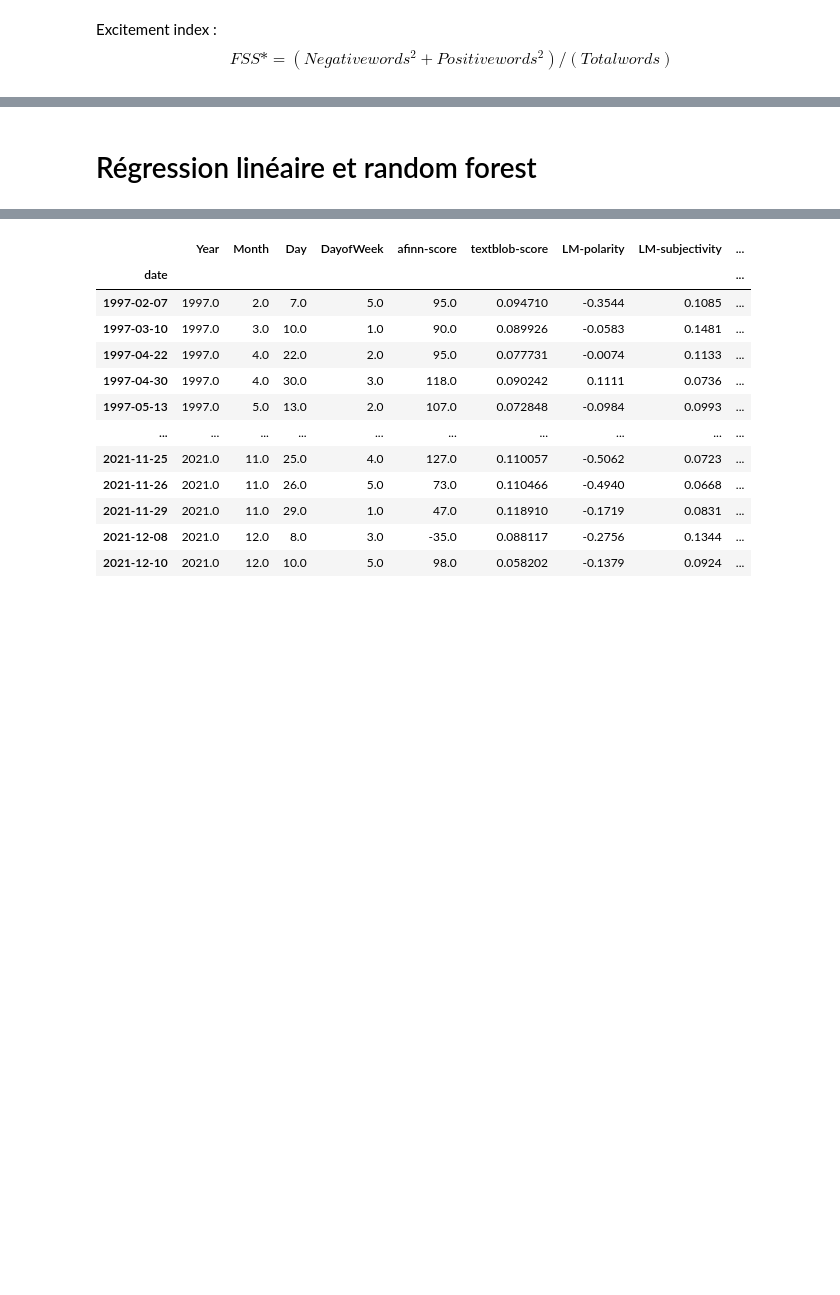
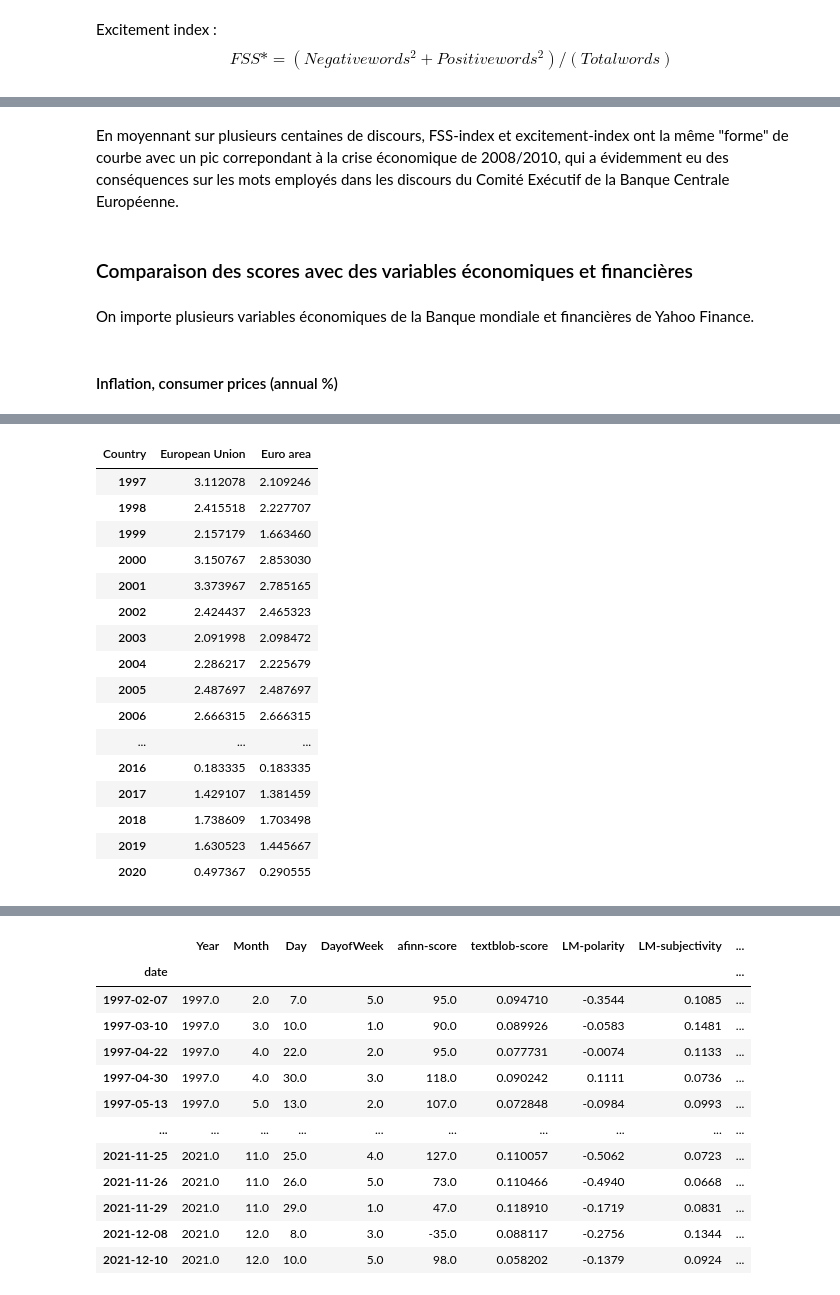
Before and after one commit to a-issac/central-bank-speech-analysis, a Jupyter notebook: Notebook.ipynb, the cells around one changed output, grey strips where cells are left out. Cells and saved outputs as stored; diff of their text form; code cells hidden in the pictures; blank space fills up the shorter version.

```diff
--- a/Notebook.ipynb
+++ b/Notebook.ipynb
@@ -1239,2 +1167,19 @@ pd.DataFrame.from_dict(dataset)
-# %% [markdown]
-# Régression linéaire et random forest
+# %% [markdown]
+En moyennant sur plusieurs centaines de discours, FSS-index et excitement-index ont la même "forme" de courbe avec un pic correpondant à la crise économique de 2008/2010, qui a évidemment eu des conséquences sur les mots employés dans les discours du Comité Exécutif de la Banque Centrale Européenne.
+# %% [markdown]
+### Comparaison des scores avec des variables économiques et financières
+# %% [markdown]
+On importe plusieurs variables économiques de la Banque mondiale et financières de Yahoo Finance.
+# %% [markdown]
+#### Inflation, consumer prices (annual %)
+# %%
+inflation_df=wb.data.DataFrame(series="FP.CPI.TOTL.ZG", #Inflation, consumer prices (annual %)
+                  economy=['EMU', #Euro area
+                           'EUU', #European Union
+                          ],
+                  time=range(1997,2022),
+                     numericTimeKeys=True,
+                  labels=True
+                 ).set_index('Country').transpose()
+inflation_df
+# %% [output]
@@ -1240,0 +1187,17 @@ pd.DataFrame.from_dict(dataset)
+| Country | European Union | Euro area |
+| 1997 | 3.112078 | 2.109246 |
+| 1998 | 2.415518 | 2.227707 |
+| 1999 | 2.157179 | 1.663460 |
+| 2000 | 3.150767 | 2.853030 |
+| 2001 | 3.373967 | 2.785165 |
+| 2002 | 2.424437 | 2.465323 |
+| 2003 | 2.091998 | 2.098472 |
+| 2004 | 2.286217 | 2.225679 |
+| 2005 | 2.487697 | 2.487697 |
+| 2006 | 2.666315 | 2.666315 |
+| ... | ... | ... |
+| 2016 | 0.183335 | 0.183335 |
+| 2017 | 1.429107 | 1.381459 |
+| 2018 | 1.738609 | 1.703498 |
+| 2019 | 1.630523 | 1.445667 |
+| 2020 | 0.497367 | 0.290555 |
```
Also changed, not shown: parts of 78 cells of this notebook.
